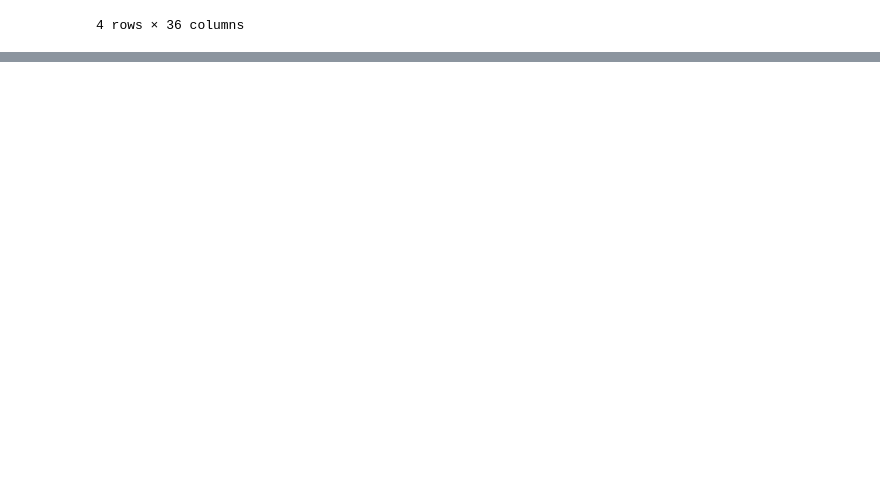
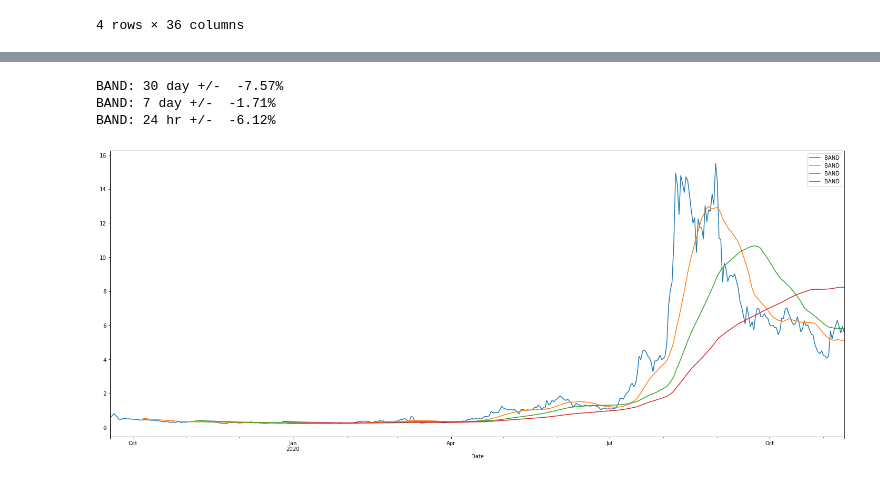
Before and after one commit to apark19/team004_project001, a Jupyter notebook: crypto_analysis.ipynb, the cells around one changed output, grey strips where cells are left out. Drawn from its saved outputs; the diff is of its cells as text; code cells hidden in the pictures; blank space fills up the shorter version.

```diff
--- a/crypto_analysis.ipynb
+++ b/crypto_analysis.ipynb
@@ -341,0 +584,24 @@ There is a 95% chance that an initial investment of $20000 in the portfolio over
+# %%
+ax=band_close.plot(figsize=(25,10))
+
+band_sma_20=band_close.rolling(window=20).mean()
+band_sma_50=band_close.rolling(window=50).mean()
+band_sma_100=band_close.rolling(window=100).mean()
+
+band_sma_20.plot(ax=ax)
+band_sma_50.plot(ax=ax)
+band_sma_100.plot(ax=ax)
+
+band_close=band_close.sort_values(by='Date',ascending=False)
+band_30_diff=calc_diff(band_close,30)
+band_7_diff=calc_diff(band_close,7)
+band_1_diff=calc_diff(band_close,2)
+
+print("BAND: 30 day +/-  "+str(round(band_30_diff,2))+"%")
+print("BAND: 7 day +/-  "+str(round(band_7_diff,2))+"%")
+print("BAND: 24 hr +/-  "+str(round(band_1_diff,2))+"%")
+# %% [output]
+BAND: 30 day +/-  -7.57%
+BAND: 7 day +/-  -1.71%
+BAND: 24 hr +/-  -6.12%
+[figure, added]
```
Also changed, not shown: parts of 27 cells of this notebook.
